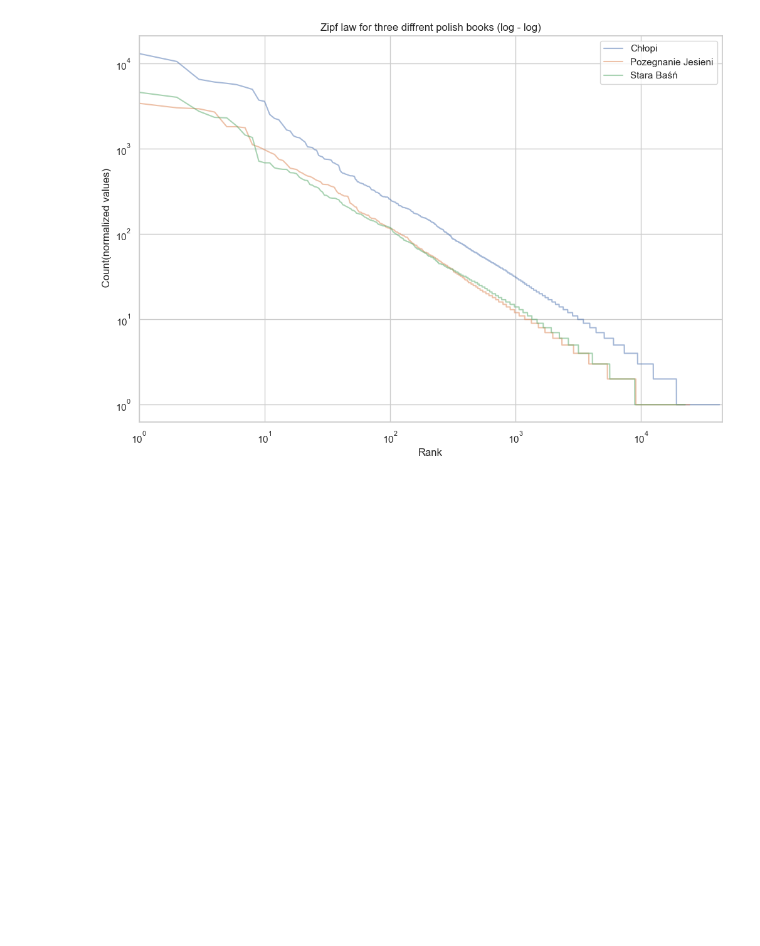
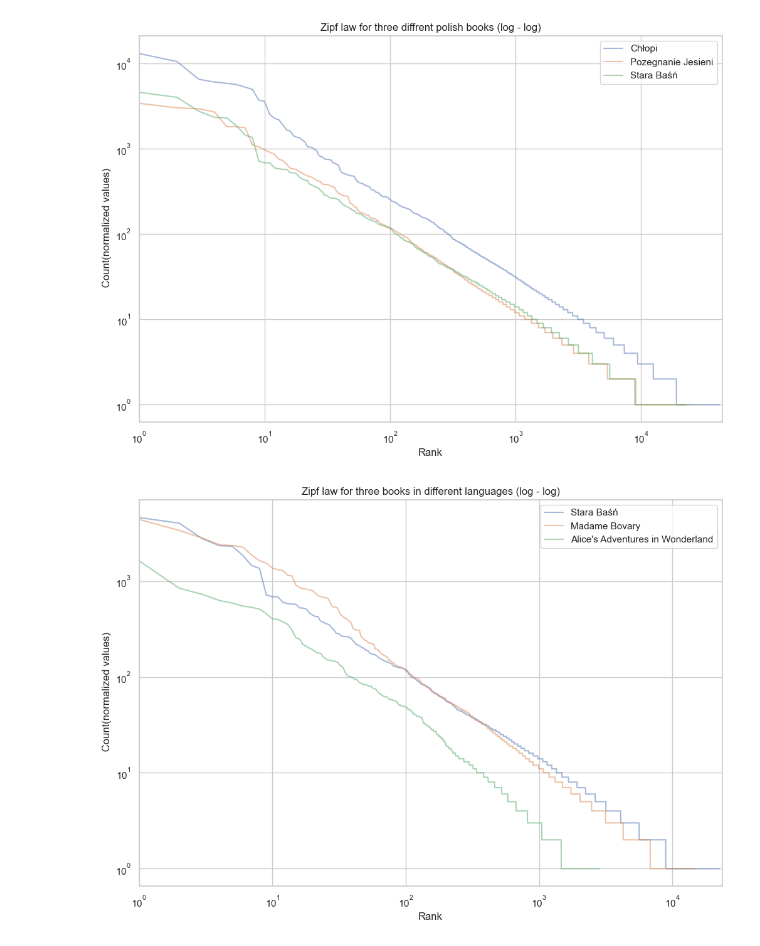
Before and after one commit to jakubfigura/nlp_lab, a Jupyter notebook: language_laws.ipynb, the cells around one changed output. Drawn from its saved outputs; the diff is of its cells as text; code cells hidden in the pictures; blank space fills up the shorter version.

Commit message:
empirical language laws exc5

```diff
--- a/language_laws.ipynb
+++ b/language_laws.ipynb
@@ -660,10 +665,10 @@ plt.show()
 Comparison of 3 books of diffrent authors.
 # %%
 kraszewski_stara_basn = 'POL0039_kraszewski_stara-basn.xml'
-reymont_chlopi = 'POL0064_reymont_chlopi.xml'
-witkacy_pozegnanie_jesieni = 'POL0087_witkacy_pozegnanie-jesieni-2.xml'
+alice_in_wonderland = 'POL0064_reymont_chlopi.xml'
+madame_bovary = 'POL0087_witkacy_pozegnanie-jesieni-2.xml'
 
-XML_FILES = [kraszewski_stara_basn, reymont_chlopi, witkacy_pozegnanie_jesieni]
+XML_FILES = [kraszewski_stara_basn, alice_in_wonderland, madame_bovary]
 
 titles = ["Stara Baśń", "Chłopi", "Pozegnanie Jesieni"]
 
@@ -733,3 +738,78 @@ plt.yscale('log')
 plt.show()
 # %% [output]
 [figure]
+# %%
+kraszewski_stara_basn = 'POL0039_kraszewski_stara-basn.xml'
+alice_in_wonderland = 'ENG18652_Carroll.xml'
+madame_bovary = 'FRA01302_Flaubert.xml'
+
+XML_FILES = [kraszewski_stara_basn, alice_in_wonderland, madame_bovary]
+
+titles = ["Stara Baśń", "Alice's Adventures in Wonderland", "Madame Bovary"]
+
+FULL_TEXTS = []
+
+data = {"title" : [], "text": []}
+
+for file in XML_FILES:
+    full_text = XML_PARSER(file)
+    FULL_TEXTS.append(full_text)
+
+
+
+
+for i in range(len(FULL_TEXTS)):
+    data['text'].append(FULL_TEXTS[i])
+    data['title'].append(titles[i])
+
+df = pd.DataFrame(data=data)
+df['text'] = df['text'].apply(normalize_text)
+
+
+df['tokenized_text'] = df['text'].apply(lambda x: nltk.word_tokenize(x))
+df['tokenized_text'] = df['tokenized_text'].apply(string_extra_cleaning)
+
+
+number_of_books = len(df['title'])
+counted_lemmas = []
+
+#creating list of dictionaries with diffrent Books
+for i in range(number_of_books):
+    book = df['tokenized_text'][i]
+    counted_book = Counter(book)
+    counted_lemmas.append(counted_book)
+
+
+n = len(counted_lemmas)
+df_list_of_lemmas = []
+for i in range(n):
+    lemmas_data = pd.DataFrame(counted_lemmas[i].items(), columns=['word', 'count'])
+    lemmas_data = lemmas_data.sort_values(by='count', ascending=False).reset_index(drop = True)
+    df_list_of_lemmas.append(lemmas_data)
+
+books_with_labels = list(zip(
+    ["Stara Baśń", "Alice's Adventures in Wonderland", "Madame Bovary"],
+    df_list_of_lemmas
+))
+
+sorted_books = sorted(books_with_labels, key=lambda x: x[1]['count'].sum(), reverse=True)
+iterator = 0
+plt.figure(figsize = (12, 8))
+for label, book in sorted_books:
+    N = len(sorted_books[iterator][1]['count'])
+    n_counted_books = sorted_books[iterator][1]
+    normalized_counted_books = n_counted_books['count']
+    rank = np.arange(1, len(n_counted_books) + 1)
+    plt.plot(rank, normalized_counted_books.values, label=label, alpha=0.5)
+    plt.xlabel("Rank")
+    plt.xlim(left = 1)
+    plt.ylabel(" Count(normalized values)")
+    plt.grid(True)
+    iterator+= 1
+plt.legend()
+plt.title("Zipf law for three books in different languages (log - log)")
+plt.xscale('log')
+plt.yscale('log')
+plt.show()
+# %% [output]
+[figure, added]
```
Also changed, not shown: parts of 8 cells of this notebook.
